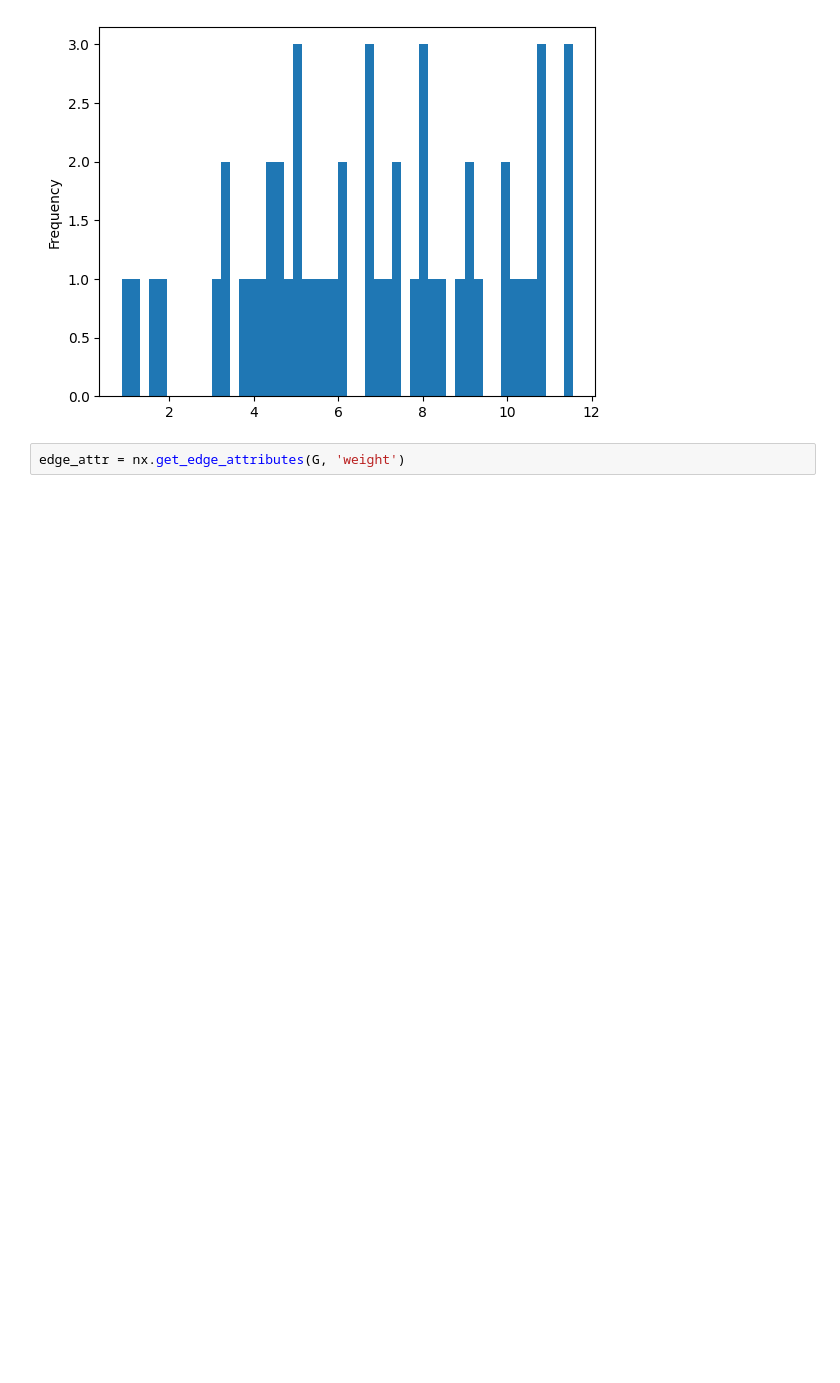
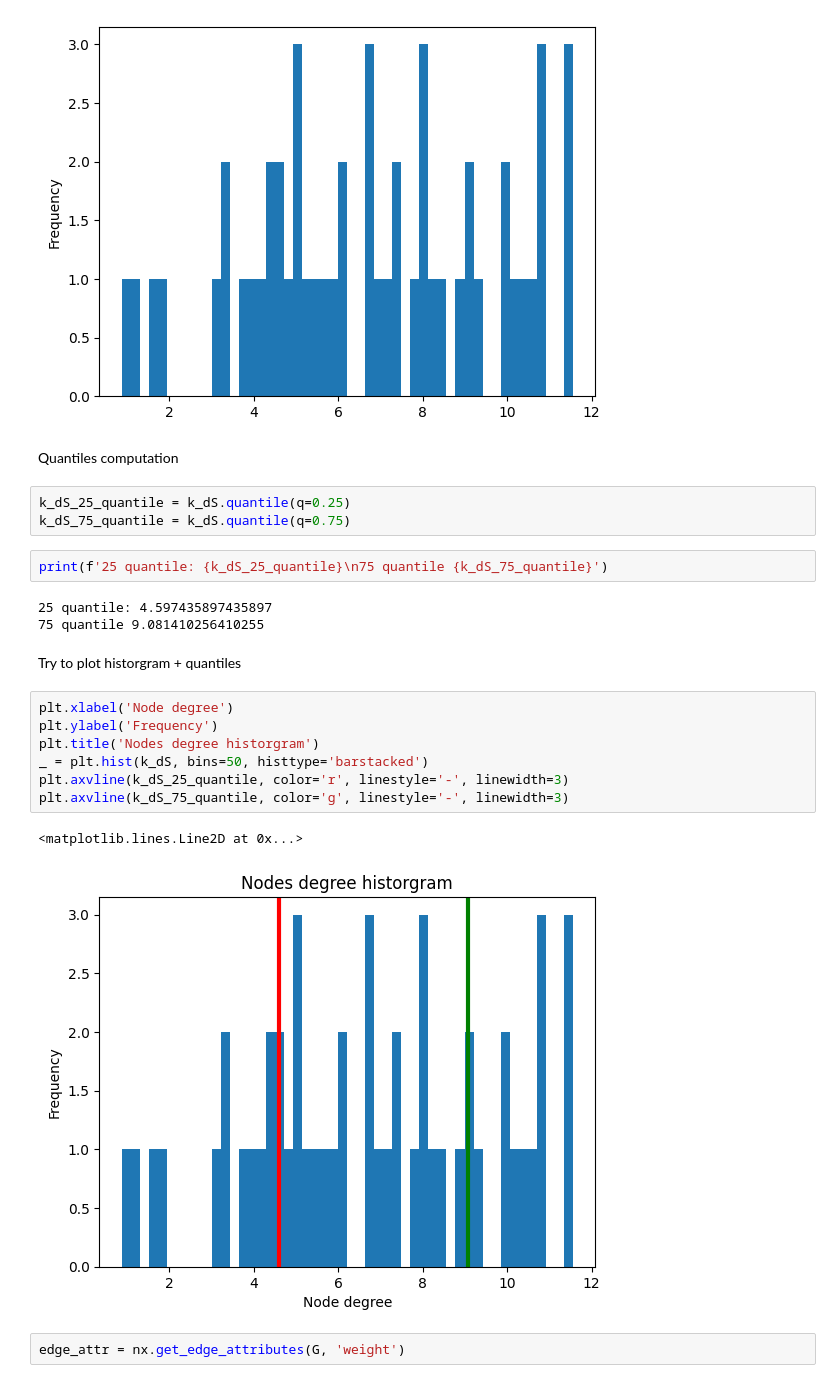
Before and after one commit to oriolmp/TFG_Fisica, a Jupyter notebook: Graph_Analysis_and_Visualization.ipynb, the cells around one changed output. Saved outputs shown, nothing was run; the diff lists cells and outputs as text; blank space fills up the shorter version.

Commit message:
Compute quantiles and plot them on histogram

```diff
--- a/Graph_Analysis_and_Visualization.ipynb
+++ b/Graph_Analysis_and_Visualization.ipynb
@@ -82,6 +64,28 @@ k_dS.plot(kind='hist', bins=50)
 # %% [output]
 <Axes: ylabel='Frequency'>
 [figure]
+# %% [markdown]
+Quantiles computation
+# %%
+k_dS_25_quantile = k_dS.quantile(q=0.25)
+k_dS_75_quantile = k_dS.quantile(q=0.75)
+# %%
+print(f'25 quantile: {k_dS_25_quantile}\n75 quantile {k_dS_75_quantile}')
+# %% [output]
+25 quantile: 4.597435897435897
+75 quantile 9.081410256410255
+# %% [markdown]
+Try to plot historgram + quantiles
+# %%
+plt.xlabel('Node degree')
+plt.ylabel('Frequency')
+plt.title('Nodes degree historgram')
+_ = plt.hist(k_dS, bins=50, histtype='barstacked')
+plt.axvline(k_dS_25_quantile, color='r', linestyle='-', linewidth=3)
+plt.axvline(k_dS_75_quantile, color='g', linestyle='-', linewidth=3)
+# %% [output]
+<matplotlib.lines.Line2D at 0x...>
+[figure, added]
 # %%
 edge_attr = nx.get_edge_attributes(G, 'weight')
 # %%
```
Also changed, not shown: parts of 3 cells of this notebook.
